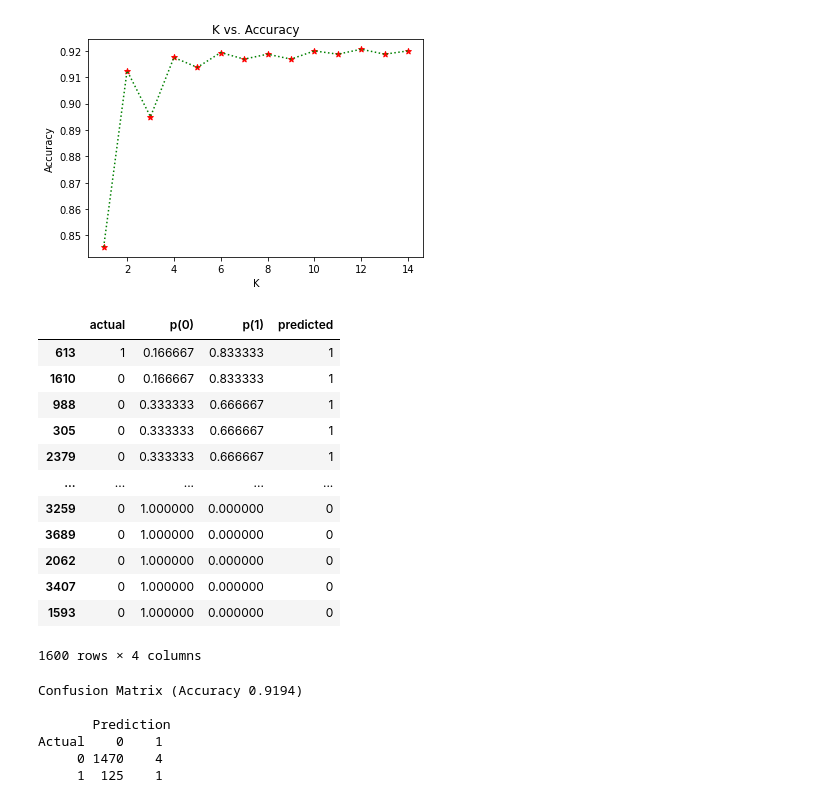
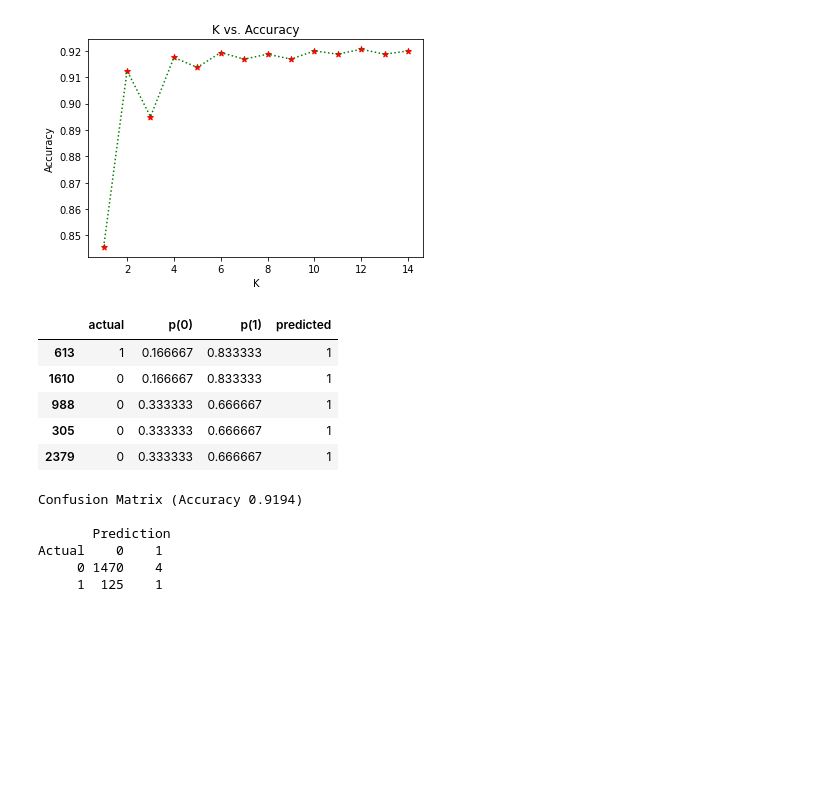
Before and after one commit to zachfreitas/ADS_505_Applied_Data_Sci_for_Business-, a Jupyter notebook: Module_1/Assignment_1/Assignment_1_1.ipynb, the cells around one changed output. Drawn from its saved outputs; the diff is of its cells as text; code cells hidden in the pictures; blank space fills up the shorter version.

```diff
--- a/Module_1/Assignment_1/Assignment_1_1.ipynb
+++ b/Module_1/Assignment_1/Assignment_1_1.ipynb
@@ -275,21 +265,14 @@ full_result = pd.DataFrame({'actual': valid_y,
 
 full_result = full_result.sort_values(by=['p(1)'], ascending=False)
 # %%
-full_result
+full_result.head(5)
 # %% [output]
 |  | actual | p(0) | p(1) | predicted |
 | 613 | 1 | 0.166667 | 0.833333 | 1 |
 | 1610 | 0 | 0.166667 | 0.833333 | 1 |
 | 988 | 0 | 0.333333 | 0.666667 | 1 |
 | 305 | 0 | 0.333333 | 0.666667 | 1 |
 | 2379 | 0 | 0.333333 | 0.666667 | 1 |
-| ... | ... | ... | ... | ... |
-| 3259 | 0 | 1.000000 | 0.000000 | 0 |
-| 3689 | 0 | 1.000000 | 0.000000 | 0 |
-| 2062 | 0 | 1.000000 | 0.000000 | 0 |
-| 3407 | 0 | 1.000000 | 0.000000 | 0 |
-| 1593 | 0 | 1.000000 | 0.000000 | 0 |
-1600 rows × 4 columns
 # %%
 # confusion matrix
 classificationSummary(full_result.actual, full_result.predicted)
```
Also changed, not shown: parts of 17 cells of this notebook.
